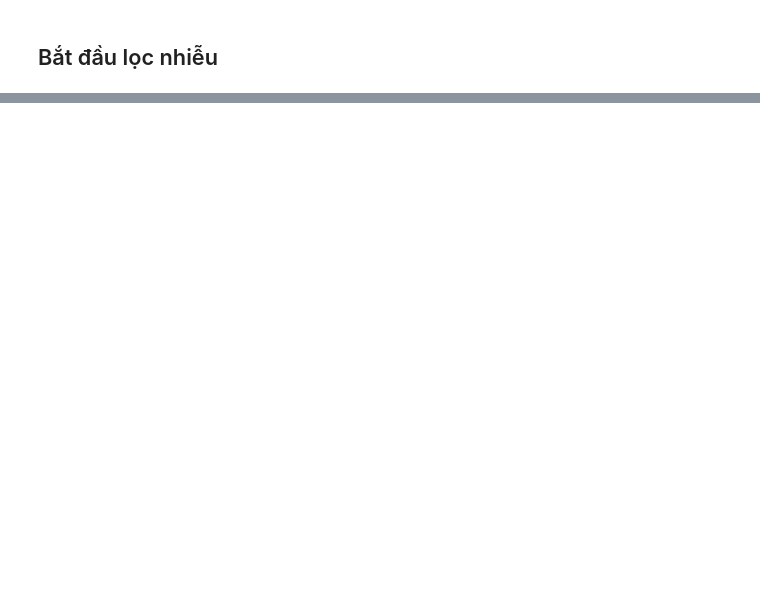
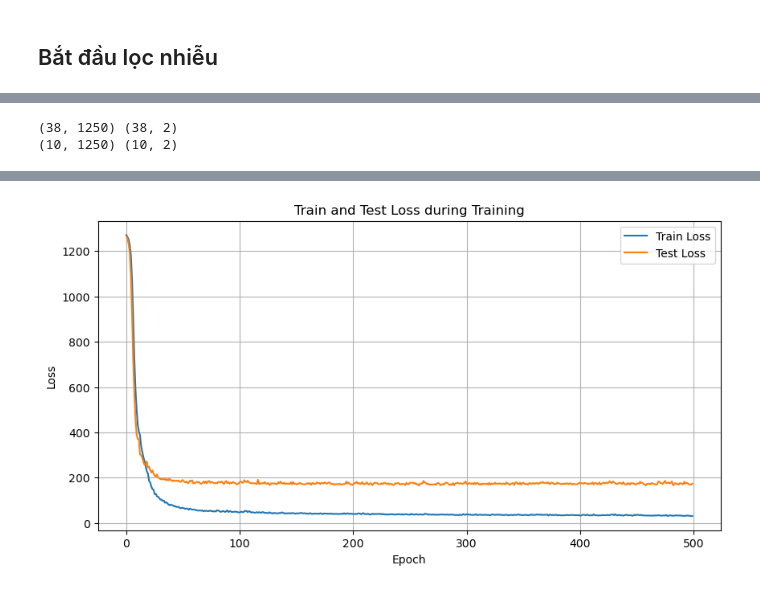
Before and after one commit to phucnguyenhoank/giua_ky_final, a Jupyter notebook: t2.ipynb, the cells around one changed output, grey strips where cells are left out. Drawn from its saved outputs; the diff is of its cells as text; code cells hidden in the pictures; blank space fills up the shorter version.

```diff
--- a/t2.ipynb
+++ b/t2.ipynb
@@ -212,18 +212,19 @@ import numpy as np
 ppg_data = pd.read_csv(r'processed_data\bidmc_01\Signals_processed.csv')  # PPG
 numeric_data = pd.read_csv(r'processed_data\bidmc_01\Numerics_processed.csv')  # HR, RESP
 
-# Giả sử cột: 'Time [s]', 'PPG', 'HR', 'RESP'
+# Giả sử cột: 'Time [s]', 'PLETH', 'HR', 'RESP'
 segments = []
 conditions = []
-segment_length = 125  # 1 giây
+segment_seconds = 10  # 10 giây
+segment_length = 125 * segment_seconds  # 125 samples cho mỗi 10 giây
 
 for t in range(0, len(ppg_data) // segment_length):
     start_idx = t * segment_length
     end_idx = start_idx + segment_length
     if end_idx <= len(ppg_data):
         ppg_segment = ppg_data['PLETH'].iloc[start_idx:end_idx].values
-        hr = numeric_data['HR'].iloc[t]
-        resp = numeric_data['RESP'].iloc[t]
+        hr = numeric_data['HR'].iloc[t : t + segment_seconds].mean()
+        resp = numeric_data['RESP'].iloc[t : t + segment_seconds].mean()
         segments.append(ppg_segment)
         conditions.append([hr, resp])
 
@@ -232,5 +274,5 @@ conditions = np.array(conditions)  # Shape: (num_segments, 2)
 # %%
-from sklearn.preprocessing import StandardScaler
+from sklearn.preprocessing import StandardScaler, MinMaxScaler
 
 # Chuẩn hóa PPG
 segments_normalized = []
@@ -241,7 +283,7 @@ for seg in segments:
 segments_normalized = np.array(segments_normalized)
 
 # Chuẩn hóa HR và RESP
-scaler_condition = StandardScaler()
+scaler_condition = MinMaxScaler()
 conditions_normalized = scaler_condition.fit_transform(conditions)
 # %%
 from sklearn.model_selection import train_test_split
@@ -249,6 +291,12 @@ from sklearn.model_selection import train_test_split
 X_train, X_test, C_train, C_test = train_test_split(
     segments_normalized, conditions_normalized, test_size=0.2, random_state=42
 )
+# %%
+print(X_train.shape, C_train.shape)  # Kiểm tra kích thước dữ liệu huấn luyện
+print(X_test.shape, C_test.shape)  # Kiểm tra kích thước dữ liệu kiểm tra
+# %% [output]
+(38, 1250) (38, 2)
+(10, 1250) (10, 2)
 # %%
 import torch
 import torch.nn as nn
@@ -286,6 +347,6 @@ class Decoder(nn.Module):
 # %%
 class CVAE(nn.Module):
-    def __init__(self, input_dim=125, condition_dim=2, latent_dim=10):
+    def __init__(self, input_dim=1250, condition_dim=2, latent_dim=32):
         super(CVAE, self).__init__()
         self.encoder = Encoder(input_dim, condition_dim, latent_dim)
         self.decoder = Decoder(latent_dim, condition_dim, input_dim)
@@ -311,18 +372,32 @@ from torch.utils.data import DataLoader, TensorDataset
 # Chuyển thành tensor
 X_train_tensor = torch.FloatTensor(X_train)
 C_train_tensor = torch.FloatTensor(C_train)
+X_test_tensor = torch.FloatTensor(X_test)
+C_test_tensor = torch.FloatTensor(C_test)
+
+# Tạo DataLoader
 train_dataset = TensorDataset(X_train_tensor, C_train_tensor)
 train_loader = DataLoader(train_dataset, batch_size=32, shuffle=True)
+
+test_dataset = TensorDataset(X_test_tensor, C_test_tensor)
+test_loader = DataLoader(test_dataset, batch_size=32, shuffle=False)
 
 # Khởi tạo mô hình và optimizer
 cvae = CVAE()
 optimizer = torch.optim.Adam(cvae.parameters(), lr=1e-3)
 
+# Danh sách lưu loss
+train_losses = []
+test_losses = []
+best_test_loss = float('inf')
+best_model_path = 'best_cvae_model.pth'
+
 # Huấn luyện
 num_epochs = 500
 for epoch in range(num_epochs):
+    # Huấn luyện trên tập train
     cvae.train()
-    total_loss = 0
+    total_train_loss = 0
     for x, condition in train_loader:
         x_recon, mean, logvar = cvae(x, condition)
         loss = loss_function(x_recon, x, mean, logvar, beta=0.5)
@@ -330,6 +405,43 @@ for epoch in range(num_epochs):
         optimizer.zero_grad()
         loss.backward()
         optimizer.step()
-        total_loss += loss.item()
-    print(f"Epoch {epoch+1}, Loss: {total_loss / len(train_loader):.4f}")
+        total_train_loss += loss.item()
+
+    avg_train_loss = total_train_loss / len(train_loader.dataset)
+    train_losses.append(avg_train_loss)
+
+    # Đánh giá trên tập test
+    cvae.eval()
+    total_test_loss = 0
+    with torch.no_grad():
+        for x, condition in test_loader:
+            x_recon, mean, logvar = cvae(x, condition)
+            loss = loss_function(x_recon, x, mean, logvar, beta=0.5)
+            total_test_loss += loss.item()
+
+    avg_test_loss = total_test_loss / len(test_loader.dataset)
+    test_losses.append(avg_test_loss)
+
+    # Lưu mô hình tốt nhất dựa trên test loss
+    if avg_test_loss < best_test_loss:
+        best_test_loss = avg_test_loss
+        torch.save(cvae.state_dict(), best_model_path)
+    if (epoch + 1) % 10 == 0:
+        print(f"Epoch {epoch+1}, Train Loss: {avg_train_loss:.4f}, Test Loss: {avg_test_loss:.4f}")
+
+# Đọc lại mô hình tốt nhất
+cvae_loaded = CVAE()
+cvae_loaded.load_state_dict(torch.load(best_model_path))
+cvae_loaded.eval()
+
+# Trực quan hóa loss
+plt.figure(figsize=(10, 5))
+plt.plot(train_losses, label='Train Loss')
+plt.plot(test_losses, label='Test Loss')
+plt.xlabel('Epoch')
+plt.ylabel('Loss')
+plt.title('Train and Test Loss during Training')
+plt.legend()
+plt.grid(True)
+plt.show()
 # %% [output]
@@ -352,0 +465 @@ Epoch 500, Loss: 174.1527
+[figure, added]
```
Also changed, not shown: parts of 11 cells of this notebook, 2 other files.
